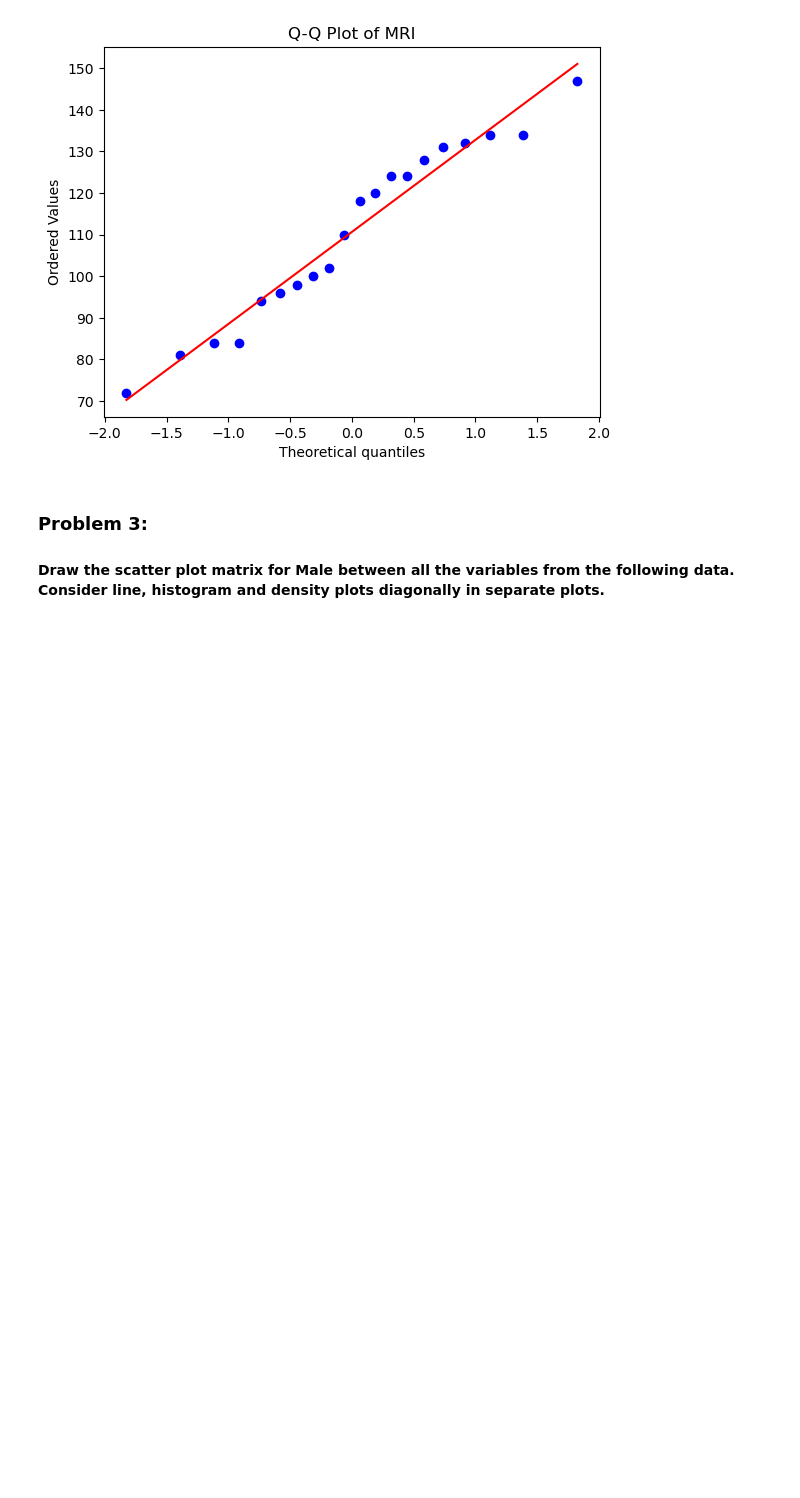
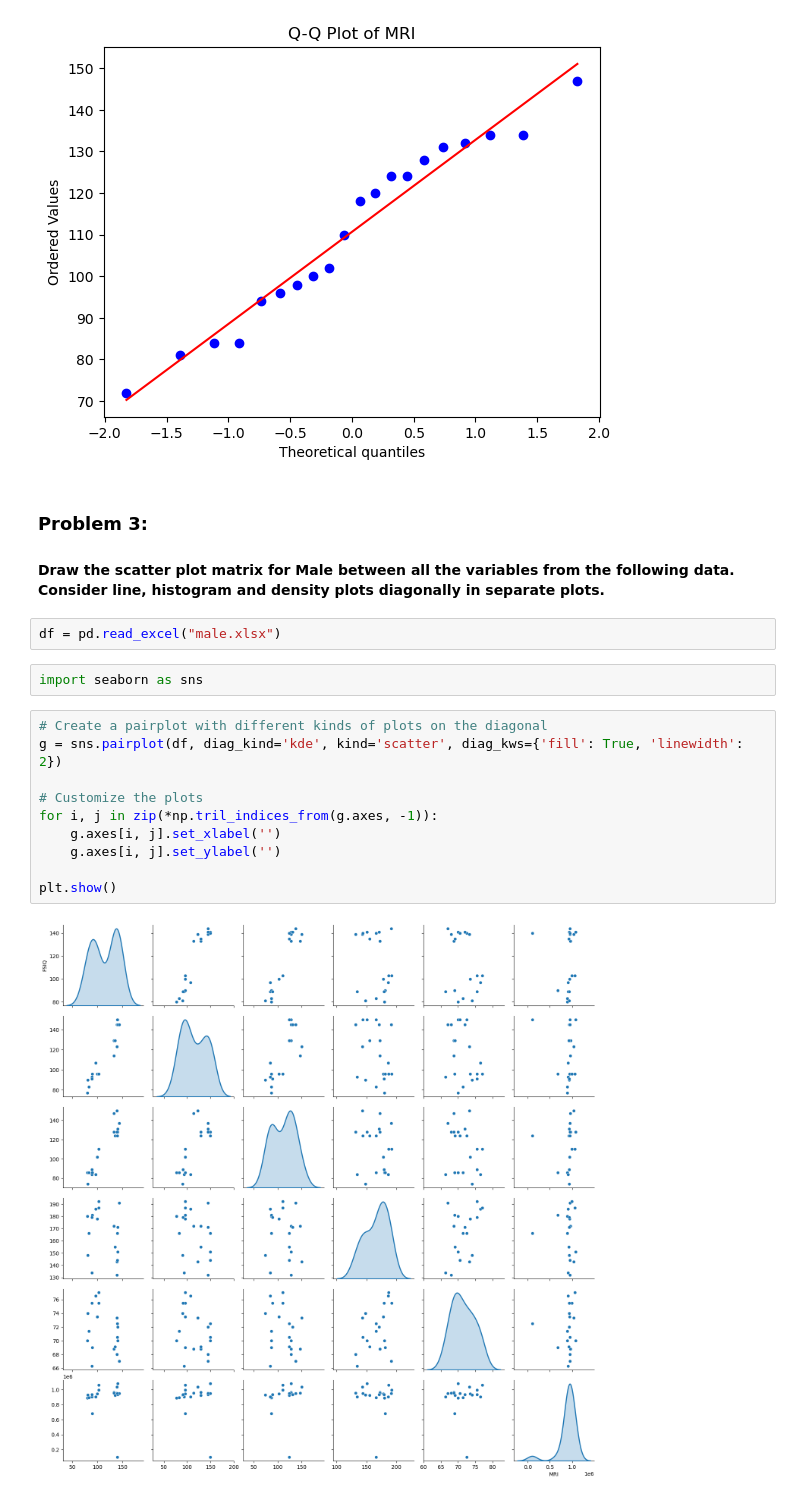
Before and after one commit to s0ul141/Multivariate_Data_Analysis, a Jupyter notebook: LAB_DA_1.ipynb, the cells around one changed output. Saved outputs shown, nothing was run; the diff lists cells and outputs as text; blank space fills up the shorter version.

```diff
--- a/LAB_DA_1.ipynb
+++ b/LAB_DA_1.ipynb
@@ -171,3 +174,19 @@ for col in df.columns:
 # %% [markdown]
 ### Problem 3:
 #### Draw the scatter plot matrix for Male between all the variables from the following data. Consider line, histogram and density plots diagonally in separate plots.
+# %%
+df = pd.read_excel("male.xlsx")
+# %%
+import seaborn as sns
+# %%
+# Create a pairplot with different kinds of plots on the diagonal
+g = sns.pairplot(df, diag_kind='kde', kind='scatter', diag_kws={'fill': True, 'linewidth': 2})
+
+# Customize the plots
+for i, j in zip(*np.tril_indices_from(g.axes, -1)):
+    g.axes[i, j].set_xlabel('')
+    g.axes[i, j].set_ylabel('')
+
+plt.show()
+# %% [output]
+[figure, added]
```
Also changed, not shown: parts of 2 cells of this notebook.
